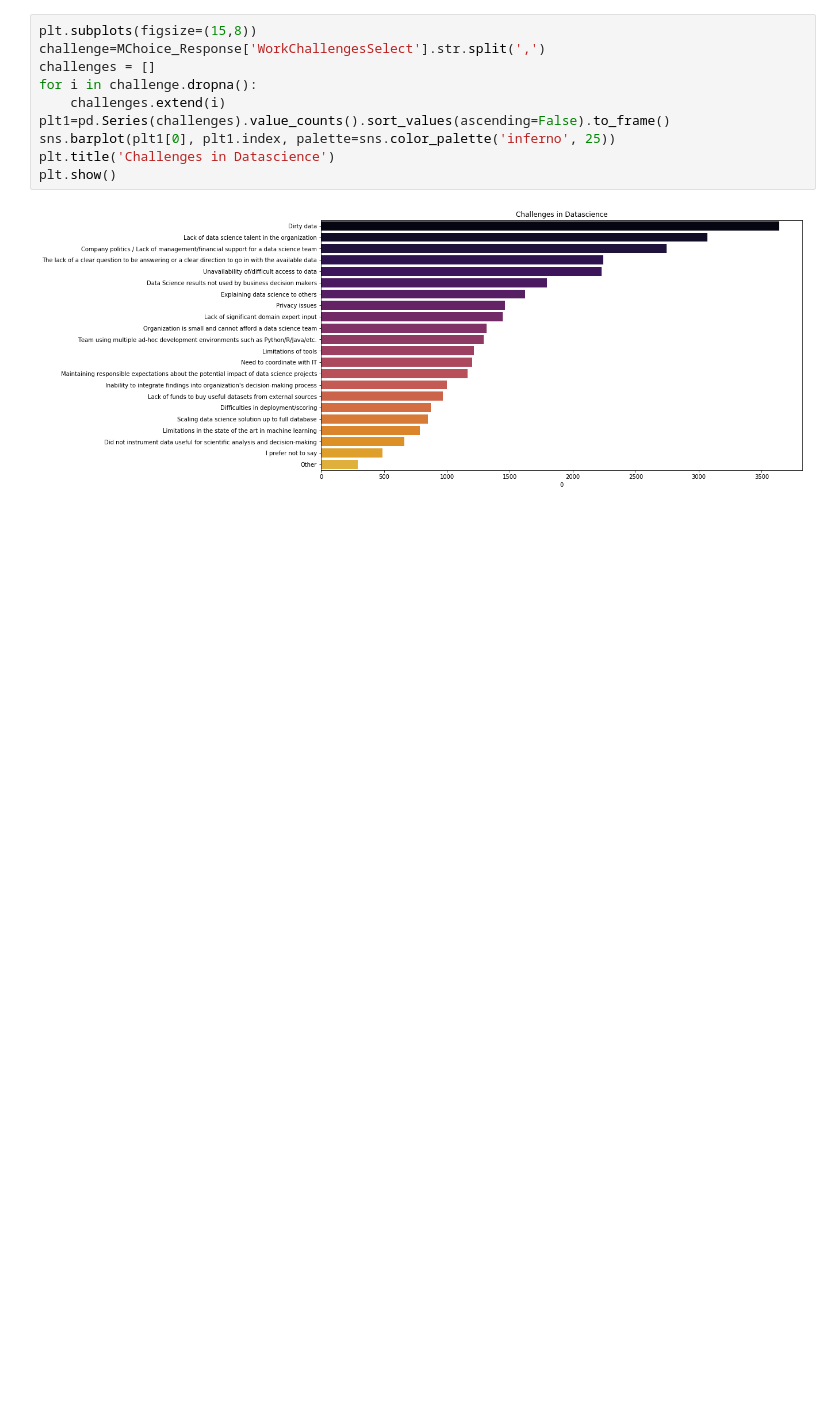
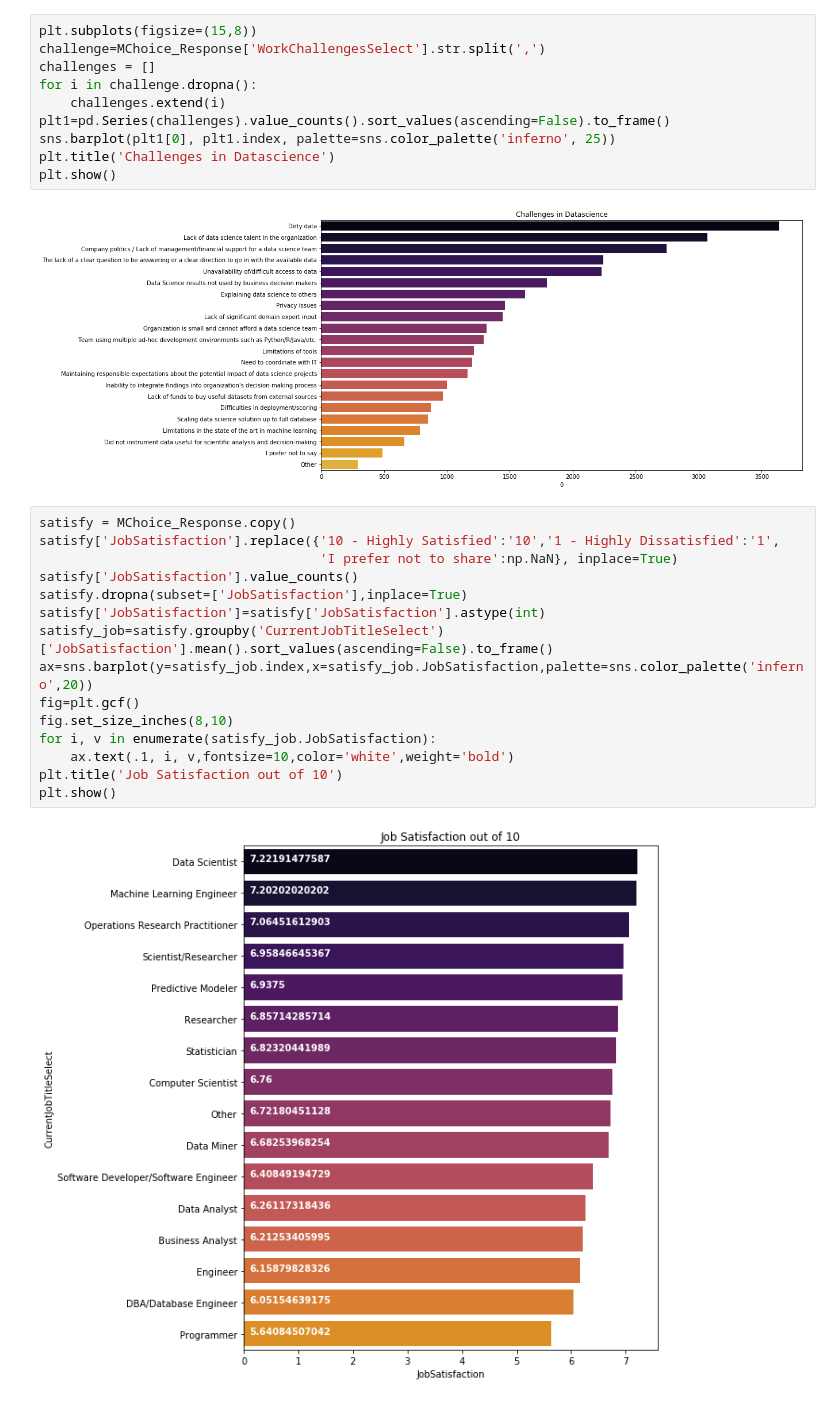
Before and after one commit to ArshadKhurshid/DataScience-Survey, a Jupyter notebook: ML_Kaggle_DS_Survey.ipynb, the cells around one changed output. Saved outputs shown, nothing was run; the diff lists cells and outputs as text; blank space fills up the shorter version.

Commit message:
chore: Add Job Satisfaction

```diff
--- a/ML_Kaggle_DS_Survey.ipynb
+++ b/ML_Kaggle_DS_Survey.ipynb
@@ -391,3 +391,20 @@ plt.title('Challenges in Datascience')
 plt.show()
 # %% [output]
 [figure]
+# %%
+satisfy = MChoice_Response.copy()
+satisfy['JobSatisfaction'].replace({'10 - Highly Satisfied':'10','1 - Highly Dissatisfied':'1',
+                                    'I prefer not to share':np.NaN}, inplace=True)
+satisfy['JobSatisfaction'].value_counts()
+satisfy.dropna(subset=['JobSatisfaction'],inplace=True)
+satisfy['JobSatisfaction']=satisfy['JobSatisfaction'].astype(int)
+satisfy_job=satisfy.groupby('CurrentJobTitleSelect')['JobSatisfaction'].mean().sort_values(ascending=False).to_frame()
+ax=sns.barplot(y=satisfy_job.index,x=satisfy_job.JobSatisfaction,palette=sns.color_palette('inferno',20))
+fig=plt.gcf()
+fig.set_size_inches(8,10)
+for i, v in enumerate(satisfy_job.JobSatisfaction):
+    ax.text(.1, i, v,fontsize=10,color='white',weight='bold')
+plt.title('Job Satisfaction out of 10')
+plt.show()
+# %% [output]
+[figure, added]
```
Also changed, not shown: parts of 3 cells of this notebook.
